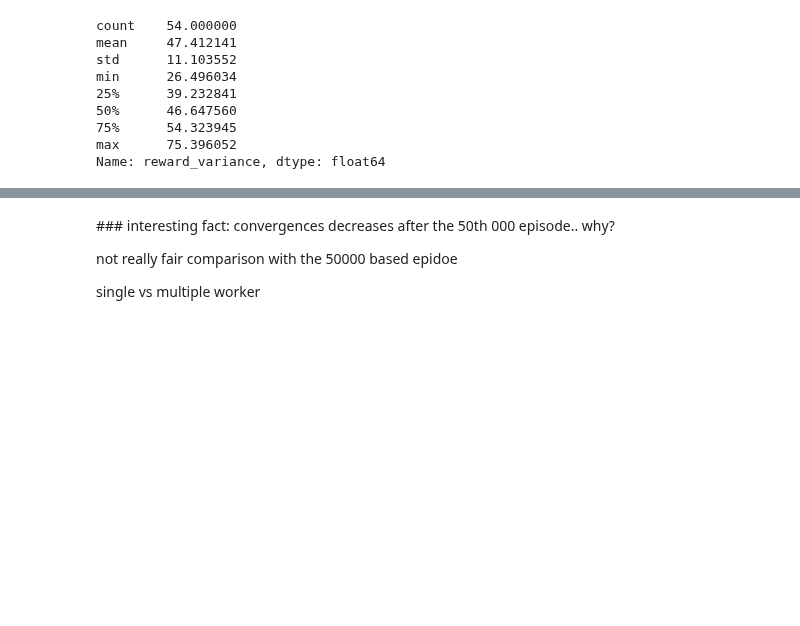
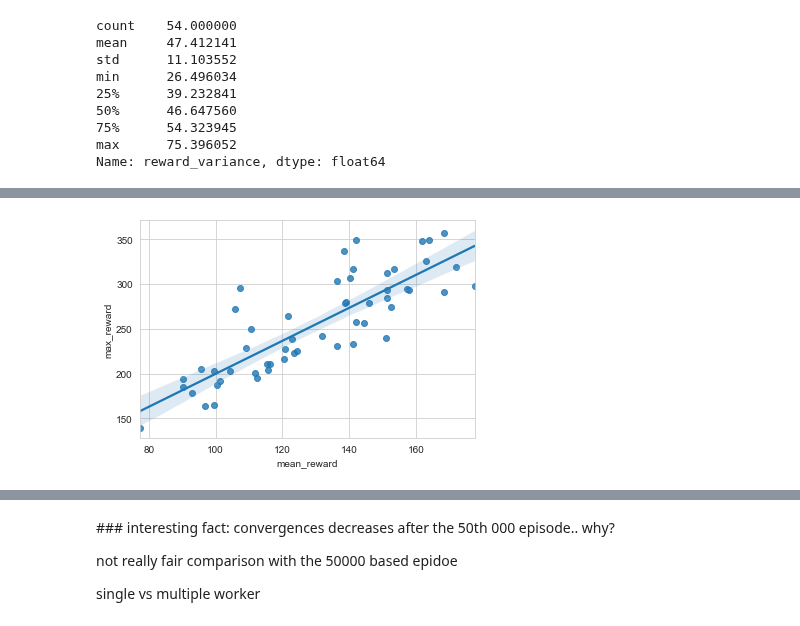
Before and after one commit to feiphoon/inm707-joint-coursework, a Jupyter notebook: src/cartpole/actor_critic_train_analysis_cartpolev1.ipynb, the cells around one changed output, grey strips where cells are left out. Saved outputs shown, nothing was run; the diff lists cells and outputs as text; code cells hidden in the pictures; blank space fills up the shorter version.

```diff
--- a/src/cartpole/actor_critic_train_analysis_cartpolev1.ipynb
+++ b/src/cartpole/actor_critic_train_analysis_cartpolev1.ipynb
@@ -96,0 +57,6 @@ training_results_df.sort_values(by=["max_reward"], ascending=False).head(5)
+# %%
+# Is there a correlation between max_reward and mean_reward?
+sns.regplot(data=training_results_df, x="mean_reward", y="max_reward");
+# So: There is a positive correlation
+# %% [output]
+[figure, added]
```
Also changed, not shown: parts of 18 cells of this notebook.
